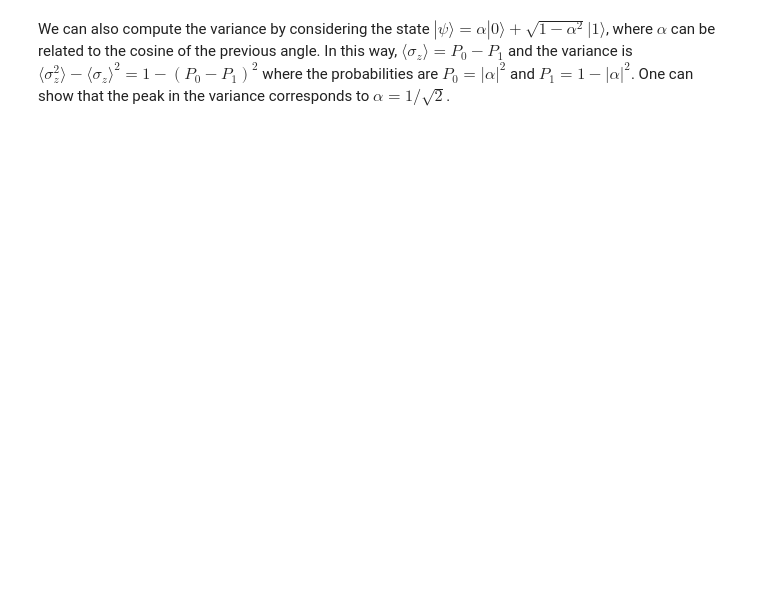
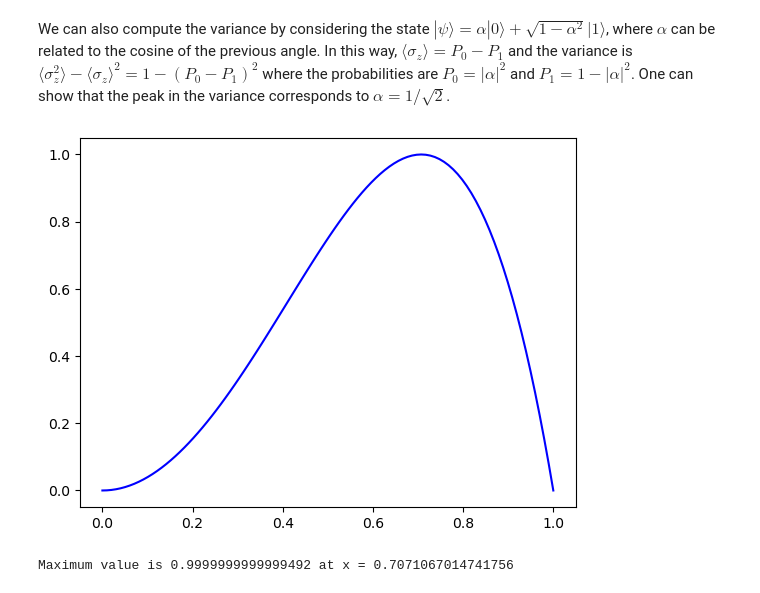
Before and after one commit to Abiyzelalem27/DeutschJozsaNoise, a Jupyter notebook: Solutions/solution_problem3.ipynb, the cells around one changed output. Saved outputs shown, nothing was run; the diff lists cells and outputs as text; code cells hidden in the pictures; blank space fills up the shorter version.

```diff
--- a/Solutions/solution_problem3.ipynb
+++ b/Solutions/solution_problem3.ipynb
@@ -290,17 +341,19 @@ In this way, $\langle \sigma_{z} \rangle = P_{0} - P_{1}$ and the variance is $\
 One can show that the peak in the variance corresponds to $\alpha=1/\sqrt{2}$.
 # %%
 alpha = np.linspace(0, 1, 100)
-plt.plot(alpha,varianceSigmaZ(alpha),color='blue')
+plt.plot(alpha,aqi.operators.varianceSigmaZ(alpha),color='blue')
 plt.show()
+# %% [output]
+[figure, added]
 # %%
 # In order to compute the maximum, we use minimize_scalar, so we take -varianceSigmaZ
-from scipy.optimize import minimize_scalar
-
 # Minimize the negative function over the interval [0, 1]
-result = minimize_scalar(NegVarianceSigmaZ, bounds=(0, 1), method='bounded')
+result = minimize_scalar(aqi.operators.NegVarianceSigmaZ, bounds=(0, 1), method='bounded')
 
 # Extract maximum x and f(x), correcting for the negation
 x_max = result.x
 f_max = -result.fun
 
 print(f"Maximum value is {f_max} at x = {x_max}")
+# %% [output]
+Maximum value is 0.9999999999999492 at x = 0.7071067014741756
```
Also changed, not shown: parts of 17 cells of this notebook, 6 other files.
